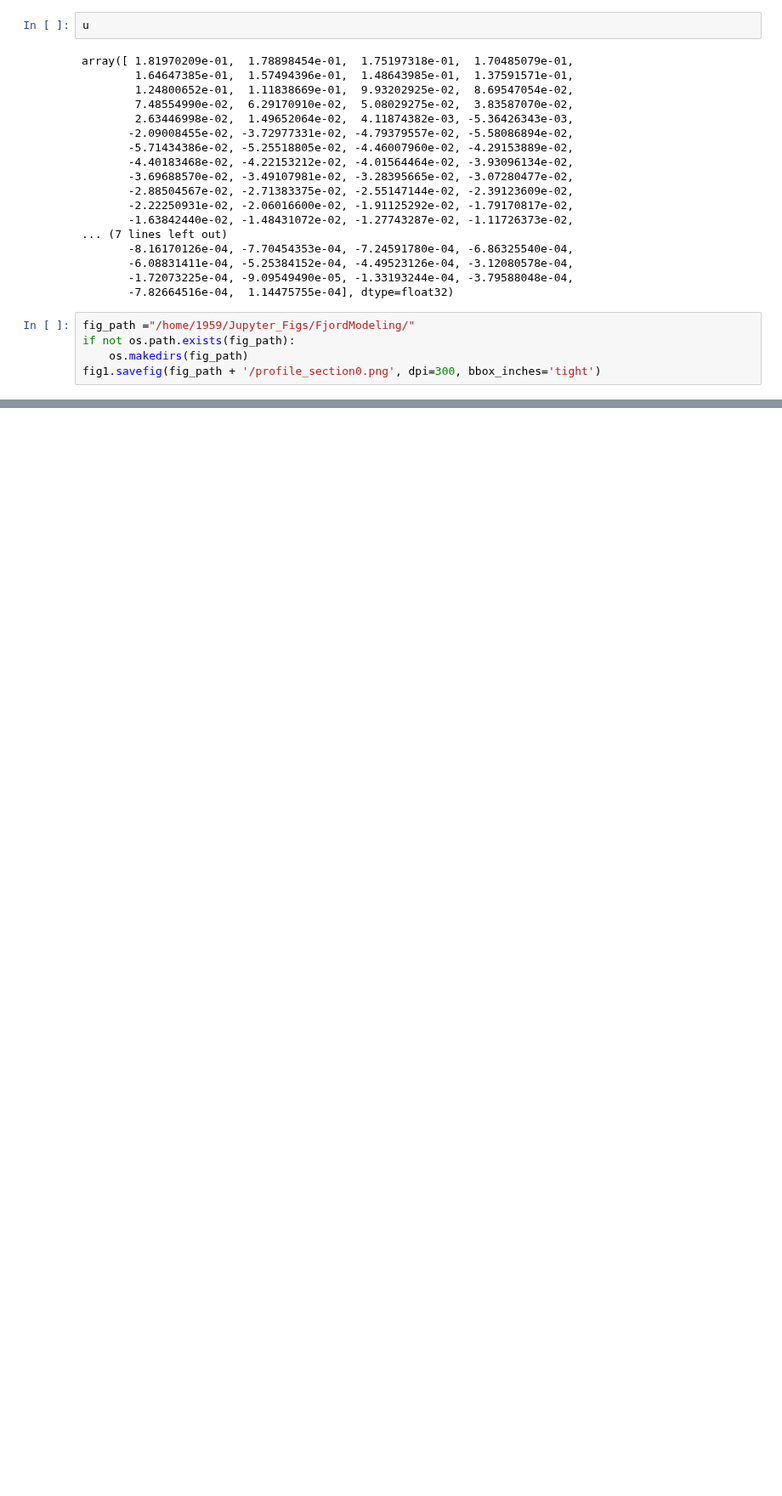
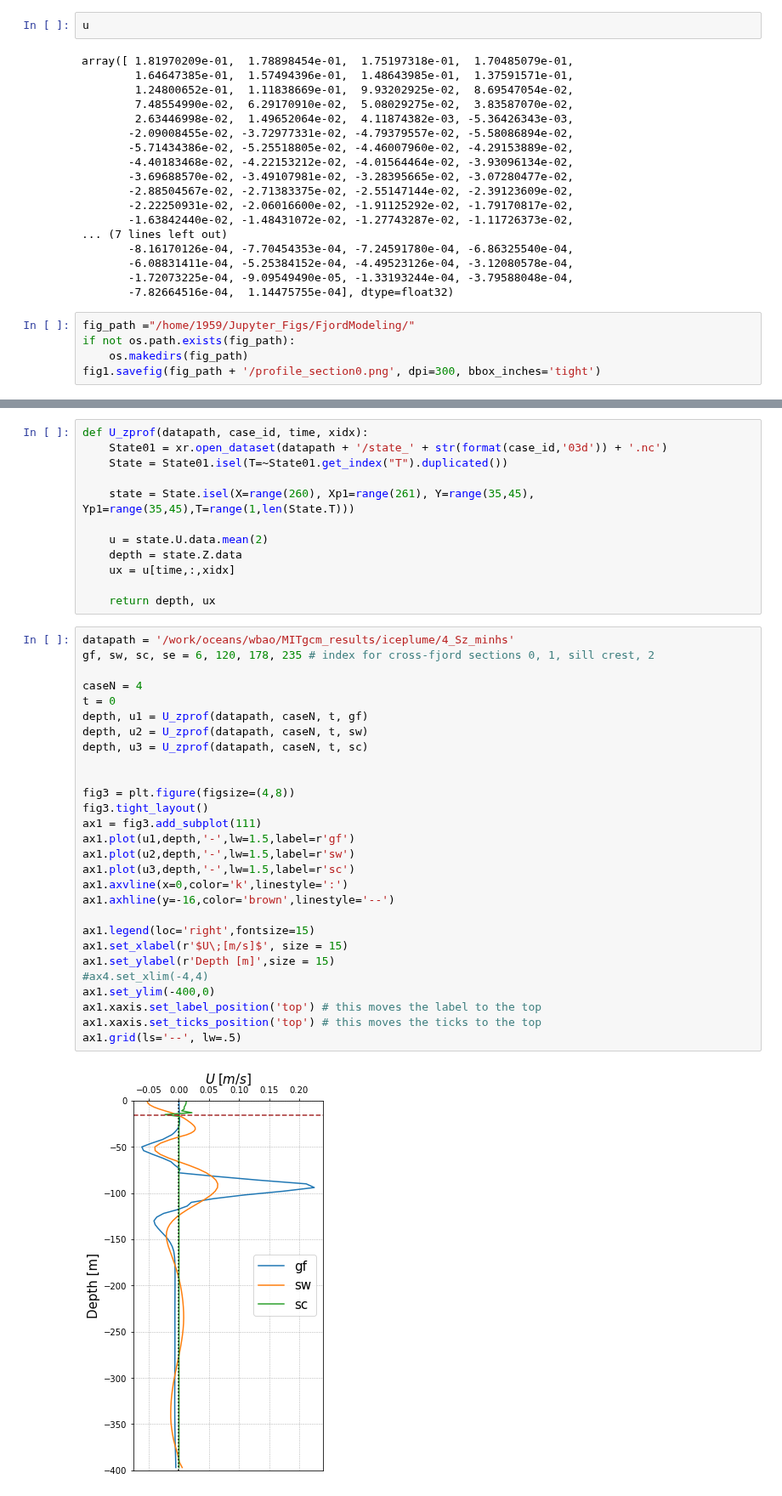
Before and after one commit to weiyangbao/Jupyter-Iceplume, a Jupyter notebook: Fjord Modeling/vertical_profiles.ipynb, the cells around one changed output, grey strips where cells are left out. Shown at 85% size. Cells and saved outputs as stored; diff of their text form; blank space fills up the shorter version.

```diff
--- a/Fjord Modeling/vertical_profiles.ipynb
+++ b/Fjord Modeling/vertical_profiles.ipynb
@@ -114,0 +164,42 @@ fig1.savefig(fig_path + '/profile_section0.png', dpi=300, bbox_inches='tight')
+# %%
+def U_zprof(datapath, case_id, time, xidx):
+    State01 = xr.open_dataset(datapath + '/state_' + str(format(case_id,'03d')) + '.nc')
+    State = State01.isel(T=~State01.get_index("T").duplicated())
+
+    state = State.isel(X=range(260), Xp1=range(261), Y=range(35,45), Yp1=range(35,45),T=range(1,len(State.T)))
+
+    u = state.U.data.mean(2)
+    depth = state.Z.data
+    ux = u[time,:,xidx]
+
+    return depth, ux
+# %%
+datapath = '/work/oceans/wbao/MITgcm_results/iceplume/4_Sz_minhs'
+gf, sw, sc, se = 6, 120, 178, 235 # index for cross-fjord sections 0, 1, sill crest, 2
+
+caseN = 4
+t = 0
+depth, u1 = U_zprof(datapath, caseN, t, gf)
+depth, u2 = U_zprof(datapath, caseN, t, sw)
+depth, u3 = U_zprof(datapath, caseN, t, sc)
+
+
+fig3 = plt.figure(figsize=(4,8))
+fig3.tight_layout()
+ax1 = fig3.add_subplot(111)
+ax1.plot(u1,depth,'-',lw=1.5,label=r'gf')
+ax1.plot(u2,depth,'-',lw=1.5,label=r'sw')
+ax1.plot(u3,depth,'-',lw=1.5,label=r'sc')
+ax1.axvline(x=0,color='k',linestyle=':')
+ax1.axhline(y=-16,color='brown',linestyle='--')
+
+ax1.legend(loc='right',fontsize=15)
+ax1.set_xlabel(r'$U\;[m/s]$', size = 15)
+ax1.set_ylabel(r'Depth [m]',size = 15)
+#ax4.set_xlim(-4,4)
+ax1.set_ylim(-400,0)
+ax1.xaxis.set_label_position('top') # this moves the label to the top
+ax1.xaxis.set_ticks_position('top') # this moves the ticks to the top
+ax1.grid(ls='--', lw=.5)
+# %% [output]
+[figure, added]
```
Also changed, not shown: parts of 1 cell of this notebook, 3 other files.
